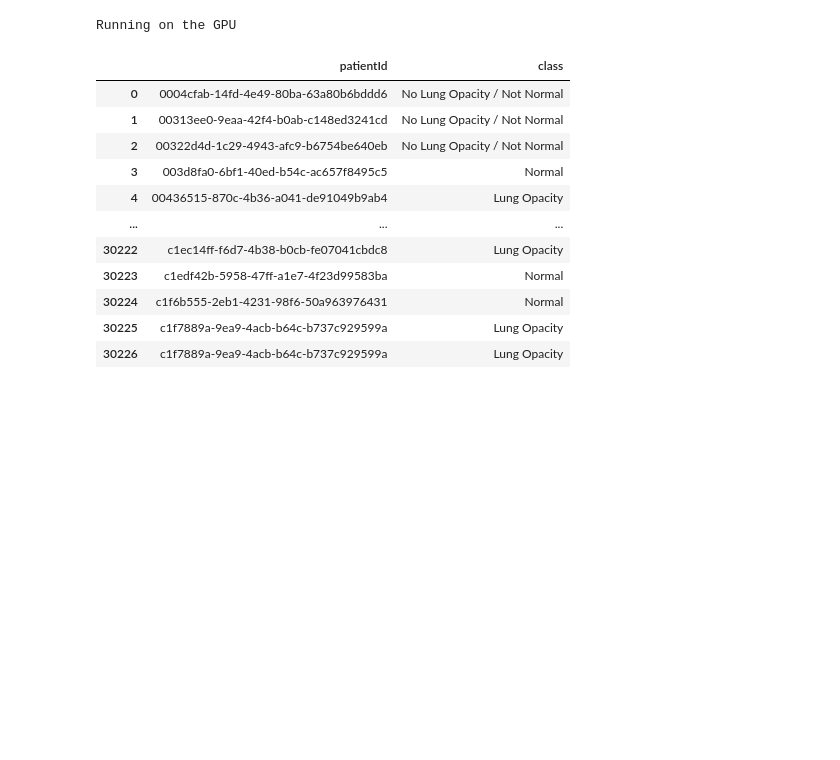
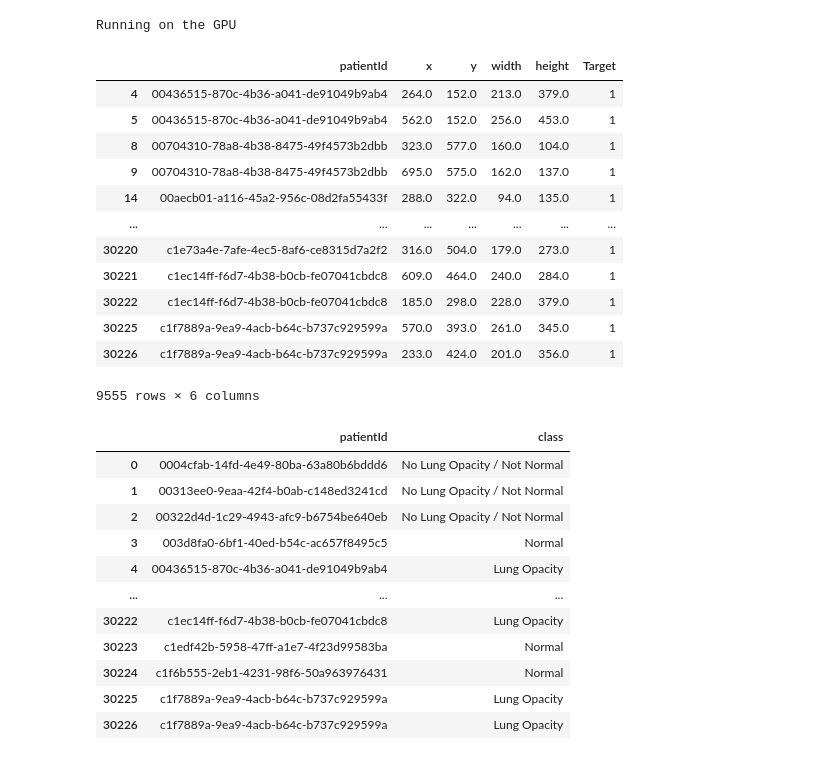
Before and after one commit to LasseNordahl/cs172b-project, a Jupyter notebook: rsna_data_augmentation.ipynb, the cells around one changed output. Cells and saved outputs as stored; diff of their text form; code cells hidden in the pictures; blank space fills up the shorter version.

```diff
--- a/rsna_data_augmentation.ipynb
+++ b/rsna_data_augmentation.ipynb
@@ -39,3 +42,22 @@ PRED_MASK_DIR = os.path.join(DATA_DIR, "stage_2_mask_images")
 
 TRAIN_ANNOTATIONS_FILE = "stage_2_train_labels.csv"
 TRAIN_CLASS_FILE = "stage_2_detailed_class_info.csv"
+# %%
+df = pd.read_csv(os.path.join(DATA_DIR, TRAIN_ANNOTATIONS_FILE))
+# %%
+df = df.dropna()
+df
+# %% [output]
+|  | patientId | x | y | width | height | Target |
+| 4 | 00436515-870c-4b36-a041-de91049b9ab4 | 264.0 | 152.0 | 213.0 | 379.0 | 1 |
+| 5 | 00436515-870c-4b36-a041-de91049b9ab4 | 562.0 | 152.0 | 256.0 | 453.0 | 1 |
+| 8 | 00704310-78a8-4b38-8475-49f4573b2dbb | 323.0 | 577.0 | 160.0 | 104.0 | 1 |
+| 9 | 00704310-78a8-4b38-8475-49f4573b2dbb | 695.0 | 575.0 | 162.0 | 137.0 | 1 |
+| 14 | 00aecb01-a116-45a2-956c-08d2fa55433f | 288.0 | 322.0 | 94.0 | 135.0 | 1 |
+| ... | ... | ... | ... | ... | ... | ... |
+| 30220 | c1e73a4e-7afe-4ec5-8af6-ce8315d7a2f2 | 316.0 | 504.0 | 179.0 | 273.0 | 1 |
+| 30221 | c1ec14ff-f6d7-4b38-b0cb-fe07041cbdc8 | 609.0 | 464.0 | 240.0 | 284.0 | 1 |
+| 30222 | c1ec14ff-f6d7-4b38-b0cb-fe07041cbdc8 | 185.0 | 298.0 | 228.0 | 379.0 | 1 |
+| 30225 | c1f7889a-9ea9-4acb-b64c-b737c929599a | 570.0 | 393.0 | 261.0 | 345.0 | 1 |
+| 30226 | c1f7889a-9ea9-4acb-b64c-b737c929599a | 233.0 | 424.0 | 201.0 | 356.0 | 1 |
+9555 rows × 6 columns
```
Also changed, not shown: parts of 2 cells of this notebook, 11 other files.
